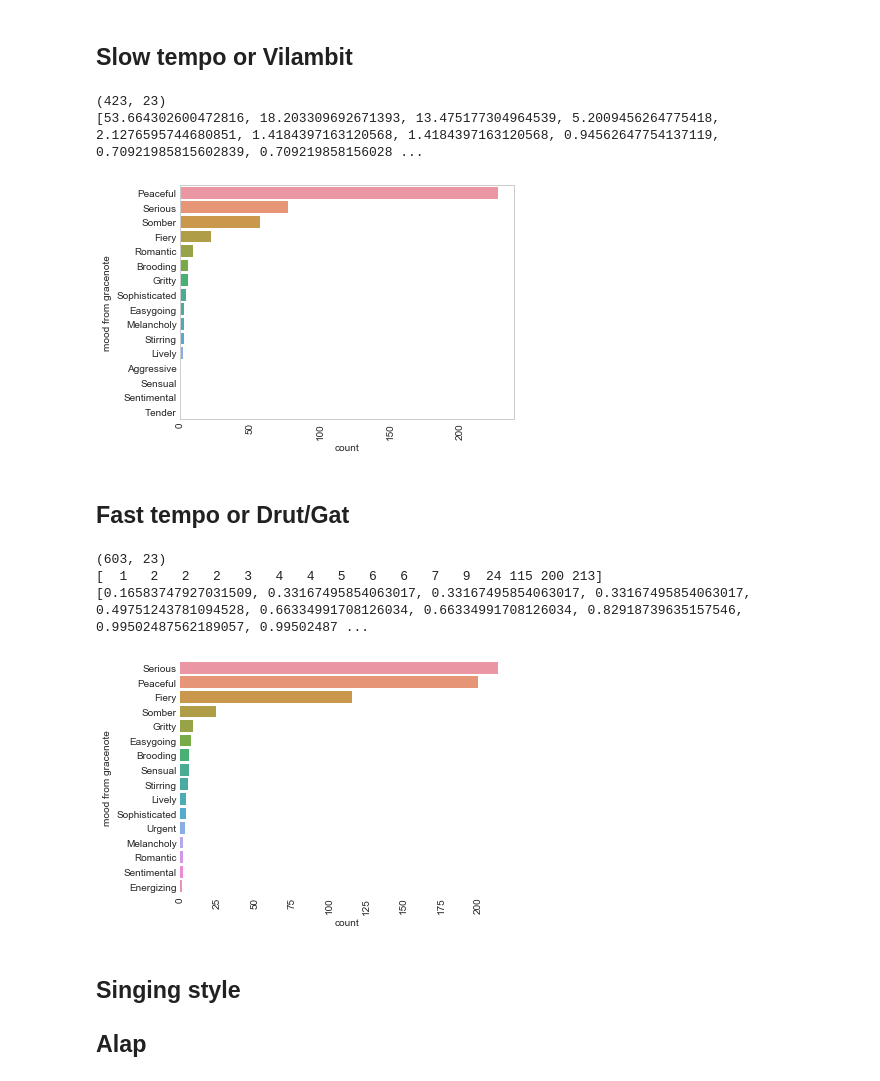
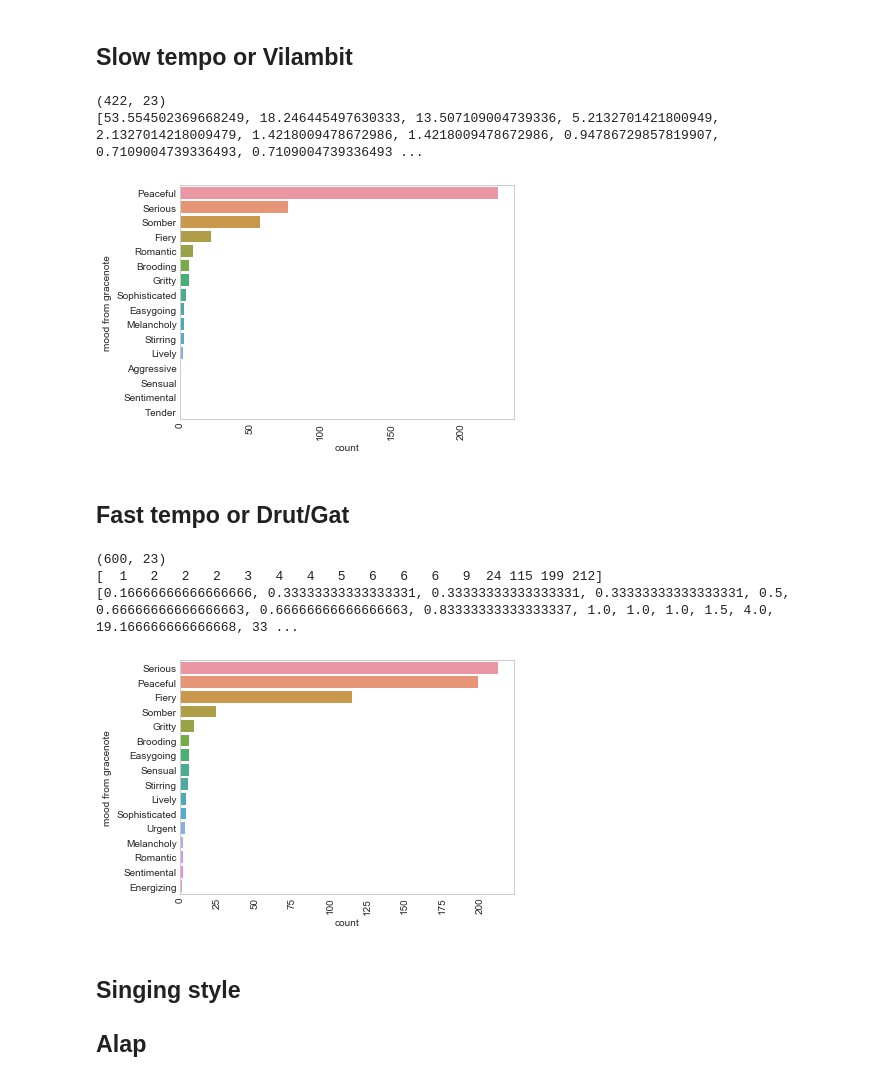
Before and after one commit to samtashukla/SaReGaMood, a Jupyter notebook: Understanding_Bias.ipynb, the cells around one changed output. Cells and saved outputs as stored; diff of their text form; code cells hidden in the pictures.

```diff
--- a/Understanding_Bias.ipynb
+++ b/Understanding_Bias.ipynb
@@ -315,14 +377,10 @@ plt.savefig('/Users/feelharmonic/Dropbox/Insight2018/SaReGaMood/IndianClassicalM
 con = get_db_handle()
 querystr = "select * from alltracks where artist_name like \'" + "Hariprasad Chaurasia" + "\' or artist_name like \'" + "Ronu Majumdar" + "\' or artist_name like \'" + "Rupak Kulkarni" + "\'"
 df_flute = query_db_translate_to_pandas(con, querystr)
-# result = df_flute['id'] == '6edOwFBabxn2WvPSzrJH1t'
-# print(result)
-# print(df_flute)
-# print(df_shivks)
 counter = 0
 flist = []
 for trackid in df_flute['id']:
-    querystr = "select * from featuredb where id like \'" + trackid + "\'"
+    querystr = "select * from ragafeaturedb where id like \'" + trackid + "\'"
     tempdf = query_db_translate_to_pandas(con, querystr)
     if(tempdf.shape[0] == 0):
         continue
@@ -343,14 +401,9 @@ print(percentage)
 ax = sns.barplot(x = 'id', y = 'gn_mood_1', data = df_flute)
 plt.xticks(rotation=90);
 plt.xlabel('count')
-# axis_label = ['0', '10', '20', '30', '40', '50', '60', '70']
-# plt.xticks(np.arange(0,70, 10), axis_label )
 plt.ylabel('mood from gracenote')
 plt.tight_layout()
 plt.savefig('/Users/feelharmonic/Dropbox/Insight2018/SaReGaMood/IndianClassicalMusic/Week3/haripc.jpg', dpi = 300)
-
-# Play African Queen by Ronu Majumdar
-# 6edOwFBabxn2WvPSzrJH1t
 # %% [output]
                        id                             name  \
 0  6edOwFBabxn2WvPSzrJH1t  African Queen - Raga Hansdhwani
@@ -379,11 +432,10 @@ plt.savefig('/Users/feelharmonic/Dropbox/Insight2018/SaReGaMood/IndianClassicalM
 con = get_db_handle()
 querystr = "select * from alltracks where artist_name like \'" + "Zakir Hussain" + "\' or artist_name like \'" + "Anindo Chatterjee" + "\'"
 df_tabla = query_db_translate_to_pandas(con, querystr)
-# print(df_shivks)
 counter = 0
 flist = []
 for trackid in df_tabla['id']:
-    querystr = "select * from featuredb where id like \'" + trackid + "\'"
+    querystr = "select * from ragafeaturedb where id like \'" + trackid + "\'"
     tempdf = query_db_translate_to_pandas(con, querystr)
     if(tempdf.shape[0] == 0):
         continue
@@ -391,7 +443,6 @@ for trackid in df_tabla['id']:
         flist.append(tempdf)
 
 df_tabla = pd.concat(flist)
-# print(df_bk[['name','gn_mood_1']].to_string())
 
 #------------------------------------------------
 df_tabla = df_tabla[['id', 'gn_mood_1']].groupby(['gn_mood_1']).aggregate('count').sort_values('id').reset_index()
@@ -403,8 +454,6 @@ print(percentage)
 ax = sns.barplot(x = 'id', y = 'gn_mood_1', data = df_tabla)
 plt.xticks(rotation=90);
 plt.xlabel('count')
-# axis_label = ['0', '10', '20', '30', '40', '50', '60', '70']
-# plt.xticks(np.arange(0,70, 10), axis_label )
 plt.ylabel('mood from gracenote')
 plt.tight_layout()
 plt.savefig('/Users/feelharmonic/Dropbox/Insight2018/SaReGaMood/IndianClassicalMusic/Week3/tabla.jpg', dpi = 300)
@@ -421,7 +470,7 @@ df_sitar = query_db_translate_to_pandas(con, querystr)
 counter = 0
 flist = []
 for trackid in df_sitar['id']:
-    querystr = "select * from featuredb where id like \'" + trackid + "\'"
+    querystr = "select * from ragafeaturedb where id like \'" + trackid + "\'"
     tempdf = query_db_translate_to_pandas(con, querystr)
     if(tempdf.shape[0] == 0):
         continue
@@ -429,7 +478,6 @@ for trackid in df_sitar['id']:
         flist.append(tempdf)
 
 df_sitar = pd.concat(flist)
-# print(df_bk[['name','gn_mood_1']].to_string())
 
 #------------------------------------------------
 df_sitar = df_sitar[['id', 'gn_mood_1']].groupby(['gn_mood_1']).aggregate('count').sort_values('id').reset_index()
@@ -441,8 +489,6 @@ print(percentage)
 ax = sns.barplot(x = 'id', y = 'gn_mood_1', data = df_sitar)
 plt.xticks(rotation=90);
 plt.xlabel('count')
-# axis_label = ['0', '10', '20', '30', '40', '50', '60', '70']
-# plt.xticks(np.arange(0,70, 10), axis_label )
 plt.ylabel('mood from gracenote')
 plt.tight_layout()
 plt.savefig('/Users/feelharmonic/Dropbox/Insight2018/SaReGaMood/IndianClassicalMusic/Week3/sitar.jpg', dpi = 300)
@@ -453,7 +499,7 @@ plt.savefig('/Users/feelharmonic/Dropbox/Insight2018/SaReGaMood/IndianClassicalM
 ## Slow tempo or Vilambit
 # %%
 con = get_db_handle()
-querystr = "select * from featuredb where name like \'%Vilambit%\' and name not like \'%Drut%\'"
+querystr = "select * from ragafeaturedb where name like \'%Vilambit%\' and name not like \'%Drut%\'"
 df_vilambit = query_db_translate_to_pandas(con, querystr)
 print(df_vilambit.shape)
 
@@ -470,48 +516,44 @@ ax = sns.barplot(x = 'id', y = 'gn_mood_1', data = df_vl)
 plt.xticks(rotation=90);
 plt.xlabel('count')
 axis_label = ['0', '10', '20', '30', '40', '50', '60', '70', '80', '90', '100', '110']
-# plt.xticks(np.arange(0, 110, 10), axis_label )
 plt.ylabel('mood from gracenote')
 plt.tight_layout()
 plt.savefig('/Users/feelharmonic/Dropbox/Insight2018/SaReGaMood/IndianClassicalMusic/Week3/vilambit.jpg', dpi = 300)
 # %% [output]
-(423, 23)
-[53.664302600472816, 18.203309692671393, 13.475177304964539, 5.2009456264775418, 2.1276595744680851, 1.4184397163120568, 1.4184397163120568, 0.94562647754137119, 0.70921985815602839, 0.709219858156028 ...
+(422, 23)
+[53.554502369668249, 18.246445497630333, 13.507109004739336, 5.2132701421800949, 2.1327014218009479, 1.4218009478672986, 1.4218009478672986, 0.94786729857819907, 0.7109004739336493, 0.7109004739336493 ...
 [figure]
 # %% [markdown]
 ## Fast tempo or Drut/Gat
 # %%
 con = get_db_handle()
-querystr = "select * from featuredb where name like \'%Drut%\' and name not like \'%Vilambit%\'"
+querystr = "select * from ragafeaturedb where name like \'%Drut%\' and name not like \'%Vilambit%\'"
 df_fast = query_db_translate_to_pandas(con, querystr)
 print(df_fast.shape)
 
 #-------------------------------------------------------
 df_fast = df_fast[['id', 'gn_mood_1']].groupby(['gn_mood_1']).aggregate('count').sort_values('id').reset_index()
 print(df_fast['id'].as_matrix())
 
 percentage = []
 for x in df_fast['id'].as_matrix():
     percentage.append(x*100/(np.sum(df_fast['id'].as_matrix())))
 print(percentage)
 
 df_fast = df_fast.sort_values('id', ascending= False)
 ax = sns.barplot(x = 'id', y = 'gn_mood_1', data = df_fast)
 plt.xticks(rotation=90);
 plt.xlabel('count')
-# sns.despine(left=True, bottom=True)
-# axis_label = ['0', '10', '20', '30', '40', '50', '60', '70', '80', '90', '100', '110']
-# plt.xticks(np.arange(0, 110, 10), axis_label )
 plt.ylabel('mood from gracenote')
 plt.tight_layout()
 plt.savefig('/Users/feelharmonic/Dropbox/Insight2018/SaReGaMood/IndianClassicalMusic/Week3/drut.jpg', dpi = 300)
 
 ## how to add percentage to barplot?
 # %% [output]
-(603, 23)
-[  1   2   2   2   3   4   4   5   6   6   7   9  24 115 200 213]
-[0.16583747927031509, 0.33167495854063017, 0.33167495854063017, 0.33167495854063017, 0.49751243781094528, 0.66334991708126034, 0.66334991708126034, 0.82918739635157546, 0.99502487562189057, 0.99502487 ...
+(600, 23)
+[  1   2   2   2   3   4   4   5   6   6   6   9  24 115 199 212]
+[0.16666666666666666, 0.33333333333333331, 0.33333333333333331, 0.33333333333333331, 0.5, 0.66666666666666663, 0.66666666666666663, 0.83333333333333337, 1.0, 1.0, 1.0, 1.5, 4.0, 19.166666666666668, 33 ...
-[figure, old version]
+[figure, new version]
 # %% [markdown]
 ## Singing style
 
```
Also changed, not shown: parts of 20 cells of this notebook, 6 other files.
